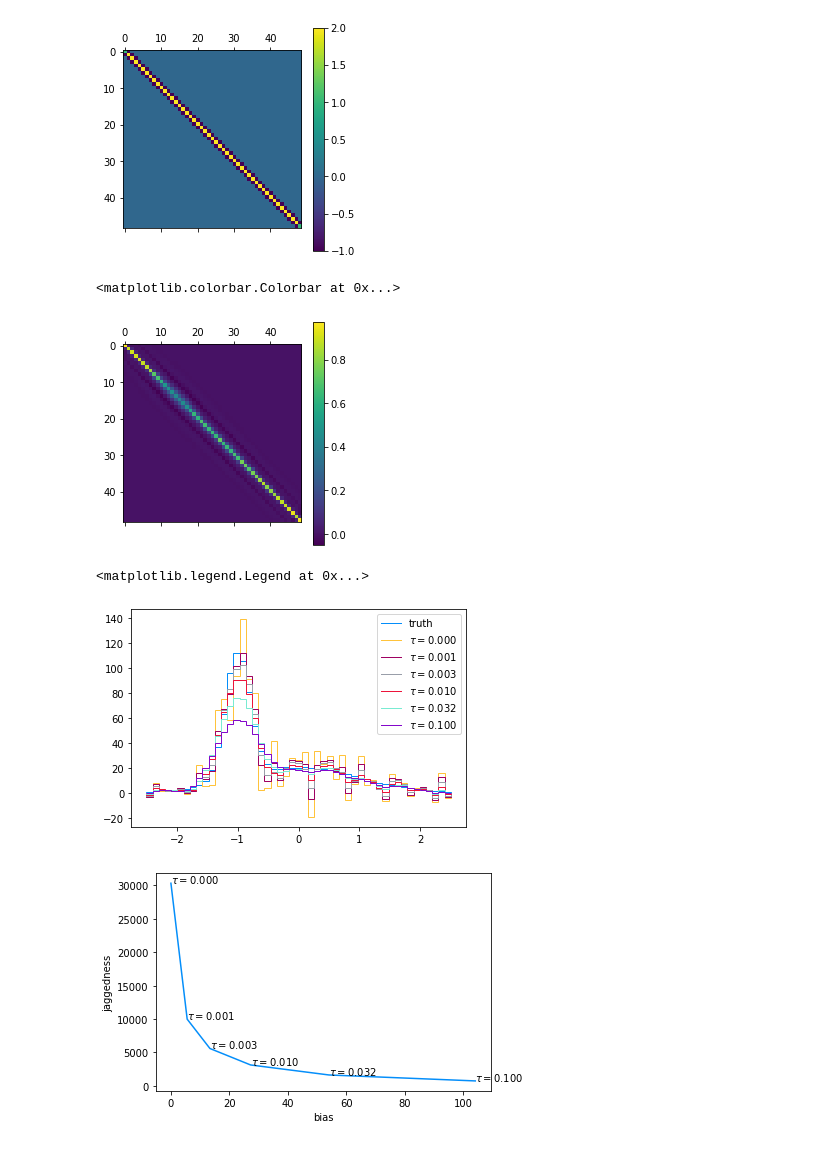
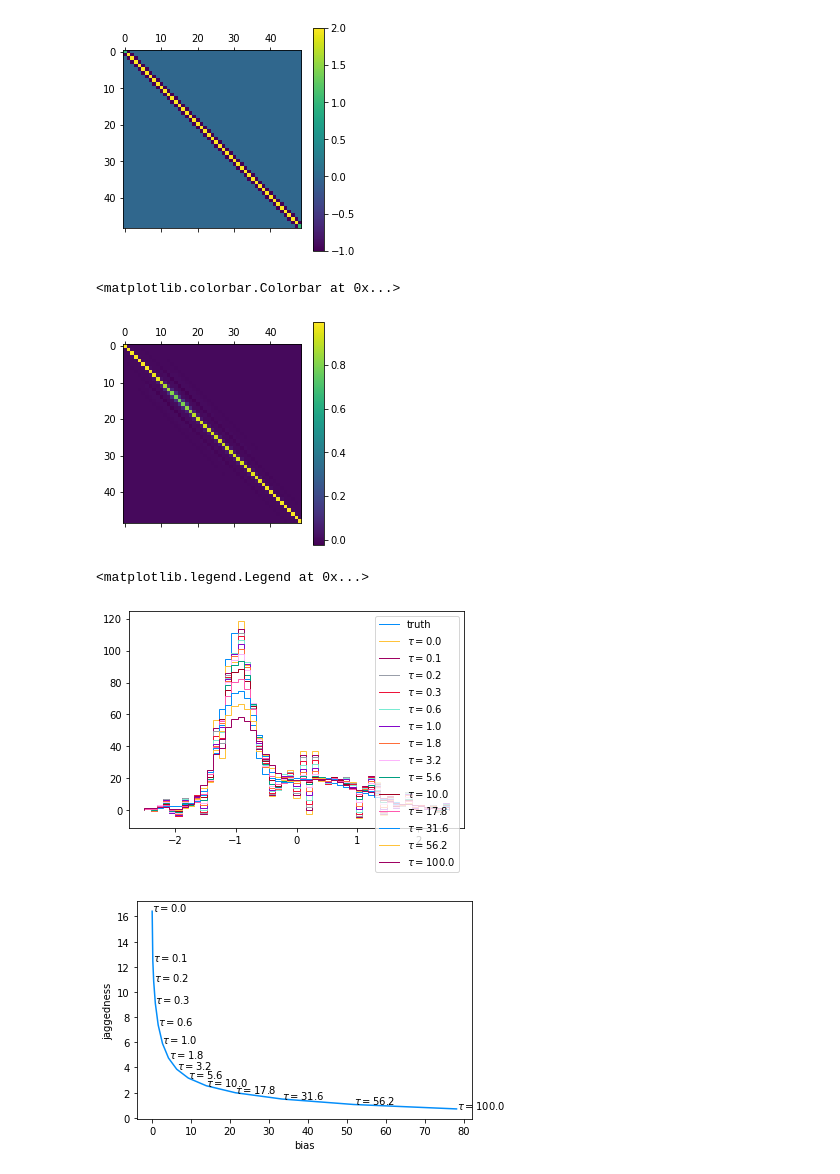
Before and after one commit to ast0815/regularisation, a Jupyter notebook: toy.ipynb, the cells around one changed output. Drawn from its saved outputs; the diff is of its cells as text; code cells hidden in the pictures.

```diff
--- a/toy.ipynb
+++ b/toy.ipynb
@@ -101,7 +102,9 @@ plt.colorbar()
 # m' = A m
 # A = (cov^{-1} + C)^-1 cov^{-1}
 
-tau_list = [0.0] + list(np.logspace(-3, -1, 5))
+# Scale so taus are in more convenient value range
+C /= 1000
+tau_list = [0.0] + list(np.logspace(-1, 2, 7+6))
 A_list = [
     np.linalg.inv(cov_unfolded_inv + tau * C) @ cov_unfolded_inv for tau in tau_list
 ]
@@ -111,15 +114,15 @@ plt.matshow(A_list[1])
 plt.colorbar()
 # %% [output]
 <matplotlib.colorbar.Colorbar at 0x...>
-[figure, old version]
+[figure, new version]
 # %%
 plt.stairs(truth_h[0] / 200, bins, label="truth")
 for x, tau in zip(regularised_list, tau_list):
-    plt.stairs(x, bins, label=fr"$\tau = {tau:.3f}$")
+    plt.stairs(x, bins, label=fr"$\tau = {tau:3.1f}$")
 plt.legend()
 # %% [output]
 <matplotlib.legend.Legend at 0x...>
-[figure, old version]
+[figure, new version]
 # %%
 # Metrics
 jaggedness = [x.T @ C @ x for x in regularised_list]
@@ -132,6 +135,6 @@ plt.plot(bias, jaggedness)
 plt.xlabel("bias")
 plt.ylabel("jaggedness")
 for x, y, tau in zip(bias, jaggedness, tau_list):
-    plt.annotate(fr"$\tau = {tau:.3f}$", (x, y))
+    plt.annotate(fr"$\tau = {tau:.1f}$", (x, y))
 # %% [output]
-[figure, old version]
+[figure, new version]
```
Also changed, not shown: parts of 11 cells of this notebook.
